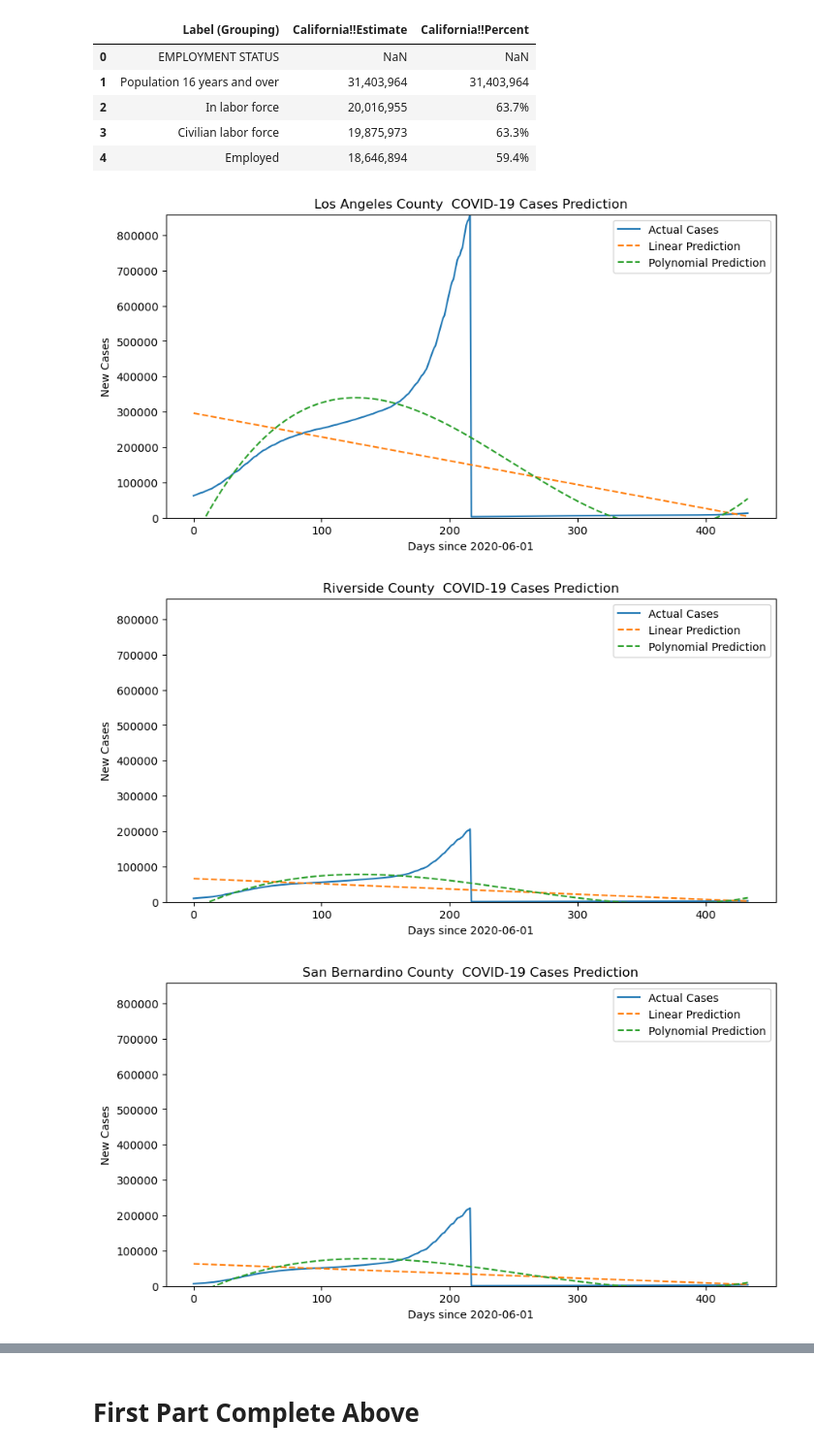
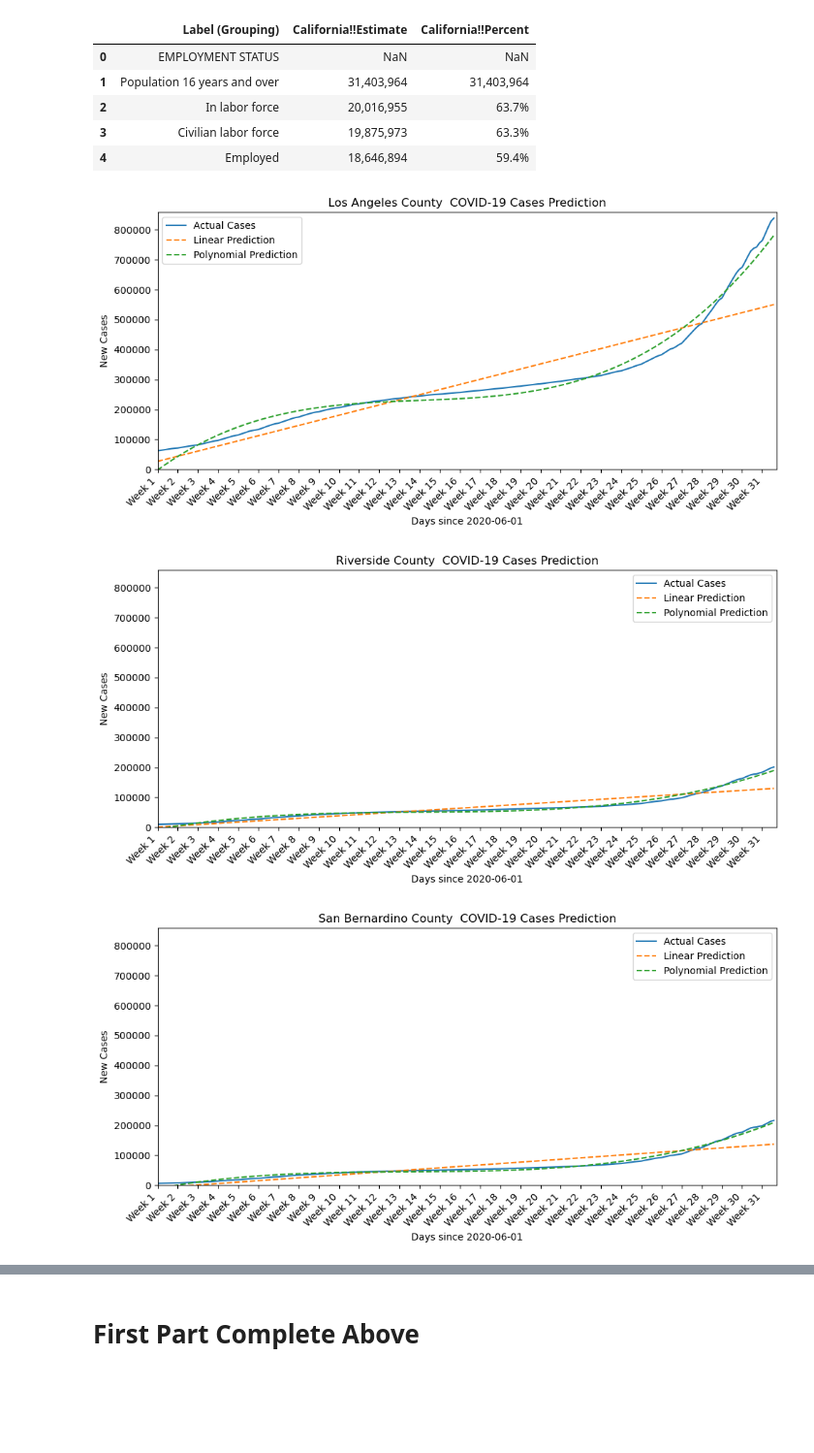
Before and after one commit to hamza890890/Group7ClassProject, a Jupyter notebook: Stage IV/Hamza Ahmed/Stage IV.ipynb, the cells around one changed output, grey strips where cells are left out. Shown at 97% size. Drawn from its saved outputs; the diff is of its cells as text; code cells hidden in the pictures; blank space fills up the shorter version.

```diff
--- a/Stage IV/Hamza Ahmed/Stage IV.ipynb
+++ b/Stage IV/Hamza Ahmed/Stage IV.ipynb
@@ -34,12 +34,10 @@ from sklearn.preprocessing import PolynomialFeatures
 import matplotlib.pyplot as plt
 
 # Load data
-
 covid_data = pd.read_csv('US-Covid.csv')
 
 # Filter for California and find the top 5 counties by total cases
 covid_data_ca = covid_data[covid_data['State'] == 'CA']
-# Use .loc to avoid SettingWithCopyWarning
 covid_data_ca = covid_data_ca.copy()  # Create a copy of the DataFrame to work on
 covid_data_ca['total_cases'] = covid_data_ca[[col for col in covid_data_ca.columns if '_cases' in col]].sum(axis=1)
 
@@ -101,34 +99,46 @@ for county in top_counties:
     X = days_since_start
     y_cases = county_cases
 
+    # Limit to the next 215 days
+    if len(X) > 215:
+        X = X[:215]
+        y_cases = y_cases[:215]
+
     # Linear Regression
     linear_model = LinearRegression()
     linear_model.fit(X, y_cases)
     y_cases_pred_linear = linear_model.predict(X)
 
     # Polynomial Regression (Degree 3)
     poly = PolynomialFeatures(degree=3)
     X_poly = poly.fit_transform(X)
     poly_model = LinearRegression()
     poly_model.fit(X_poly, y_cases)
     y_cases_pred_poly = poly_model.predict(X_poly)
 
     # RMSE Calculation
     rmse_linear = np.sqrt(np.mean((y_cases - y_cases_pred_linear) ** 2))
     rmse_poly = np.sqrt(np.mean((y_cases - y_cases_pred_poly) ** 2))
 
     # Plot
     plt.figure(figsize=(10, 5))
     plt.plot(X, y_cases, label="Actual Cases")
     plt.plot(X, y_cases_pred_linear, label="Linear Prediction", linestyle="--")
     plt.plot(X, y_cases_pred_poly, label="Polynomial Prediction", linestyle="--")
     plt.title(f"{county} COVID-19 Cases Prediction")
     plt.xlabel("Days since 2020-06-01")
     plt.ylabel("New Cases")
     plt.ylim(0, max_y_value)  # Set y-axis limits to the maximum value found
+    plt.xlim(0, 215)  # Set x-axis limit to focus on the next 215 days
+
+    # Set x-ticks to be weekly and label them
+    week_labels = [f"Week {i//7 + 1}" for i in range(0, 216, 7)]  # Create labels for weeks
+    plt.xticks(ticks=np.arange(0, 216, 7), labels=week_labels, rotation=45, ha='right')  # Rotate labels
+
     plt.legend()
+    plt.tight_layout()  # Adjust layout to make room for rotated labels
     plt.show()
 # %% [output]
-[figure, old version]
+[figure, new version]
-[figure, old version]
+[figure, new version]
-[figure, old version]
+[figure, new version]
```
Also changed, not shown: parts of 2 cells of this notebook.
